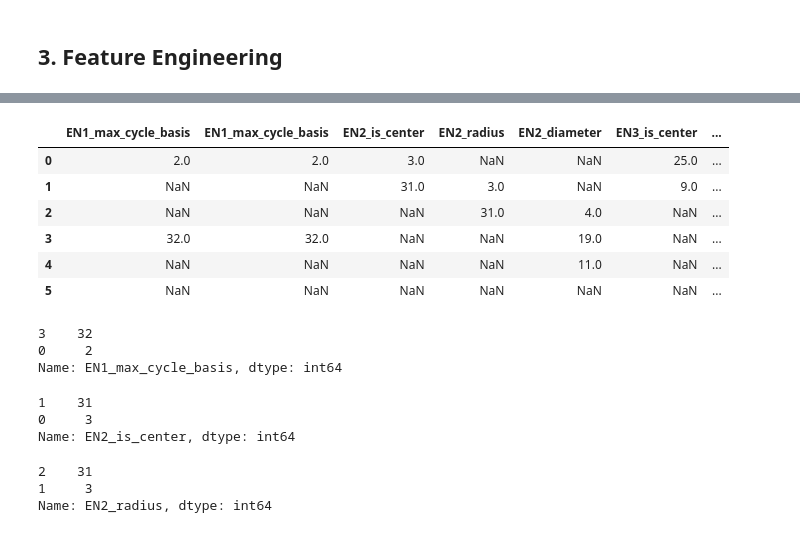
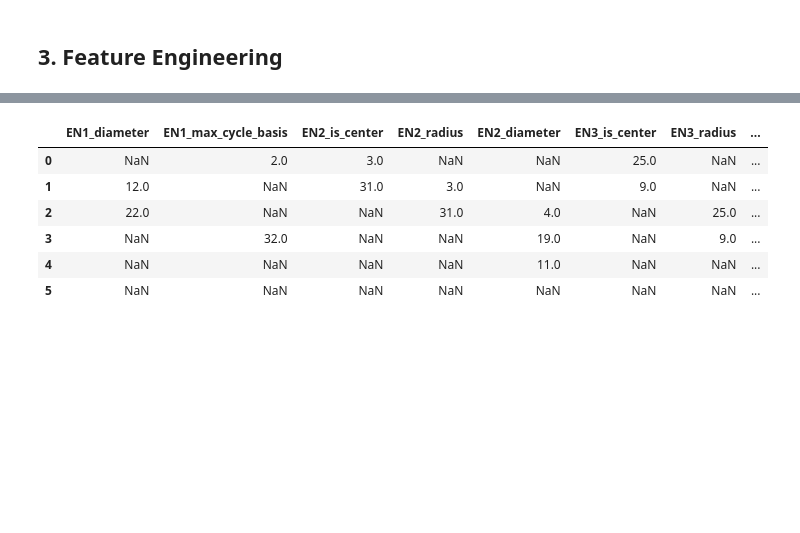
Before and after one commit to kk-shetty/data_science_ik, a Jupyter notebook: projects/ml_mini_project/node_clustering.ipynb, the cells around one changed output, grey strips where cells are left out. Cells and saved outputs as stored; diff of their text form; code cells hidden in the pictures; blank space fills up the shorter version.

```diff
--- a/projects/ml_mini_project/node_clustering.ipynb
+++ b/projects/ml_mini_project/node_clustering.ipynb
@@ -20,7 +20,8 @@ drive.mount('/content/drive')
 Mounted at /content/drive
 # %%
 # Loading edge file
-file_url = '/content/drive/My Drive/ml_mini_project_data/soc-karate.txt'
+# file_url = '/content/drive/My Drive/ml_mini_project_data/soc-karate.txt'
+file_url = '/content/drive/My Drive/ml_mini_project_data/facebook_combined.txt'
 network = nx.read_edgelist(file_url)
 # %%
 # Basic details about the network
@@ -68,0 +124,20 @@ Let's take a sample of 20 rows from the DataFrame to examine the extracted local
+# %%
+# Using the above function to extract the local featrures for 2nd ego network and creating a data frame using all the features as columns.
+local_features = {}
+
+for node in tqdm(network.nodes(), desc="Processing nodes", unit="node"):
+    local_features[node] = {}
+    ego_network = nx.ego_graph(network, node, radius=1)
+    local_features[node].update(extract_local_features((ego_network, node, 2)))
+
+# Creating pandas dataframe from the features dictionary and saving into csv
+df = pd.DataFrame.from_dict(local_features, orient='index')
+df.index.name = 'node'
+df.reset_index(inplace=True)
+df.sample(20)
+
+# Specify the path where you want to save the file in your Google Drive
+file_path = '/content/drive/My Drive/ml_mini_project_data/facebook_combined_output_1.csv'
+
+# Save the DataFrame to CSV without row index
+df.to_csv(file_path, index=False)
@@ -106,21 +240,21 @@ def extract_local_fetures(local_network, node, radius):
         features[f'EN{radius}_max_cycle_basis'] = 0
 
     # Cycle counts of different length till 6
-    for cycle in nx.simple_cycles(local_network, length_bound=6):
-        if len(cycle) > 3:
-            cycle_counts[len(cycle)] += 1
+    # for cycle in nx.simple_cycles(local_network, length_bound=6):
+    #     if len(cycle) > 3:
+    #         cycle_counts[len(cycle)] += 1
 
-    for length, count in cycle_counts.items():
-        features[f'EN{radius}_cycle_of_{length}'] = count
+    # for length, count in cycle_counts.items():
+    #     features[f'EN{radius}_cycle_of_{length}'] = count
 
     return features
 # %%
 # Using the above function to extract the local featrures upto 4 ego network and creating a data frame using all the fgeatures as columns.
+local_features = {}
 
-local_features = {}
-for node in network.nodes():
+for node in tqdm(network.nodes(), desc="Processing nodes", unit="node"):
     local_features[node] = {}
-    for radius in range(1,5):
+    for radius in range(1,3):
         # Creating ego graph for the selected node
         ego_network = nx.ego_graph(network, node, radius=radius)
         local_features[node].update(extract_local_fetures(ego_network, node, radius))
@@ -178,18 +295,12 @@ columns_to_drop = ['EN1_is_center', 'EN1_radius', 'EN4_bridges_count']
 # df.drop(columns=['EN1_is_center', 'EN1_radius', 'EN4_bridges_count'], inplace=True)
 # %%
 # Value counts of features with low variance
-df[['EN1_max_cycle_basis', 'EN1_max_cycle_basis', 'EN2_is_center', 'EN2_radius', 'EN2_diameter', 'EN3_is_center', 'EN3_radius', 'EN3_diameter', 'EN4_is_center', 'EN4_radius', 'EN4_diameter']].apply(pd.Series.value_counts)
+df[['EN1_diameter', 'EN1_max_cycle_basis', 'EN2_is_center', 'EN2_radius', 'EN2_diameter', 'EN3_is_center', 'EN3_radius', 'EN3_diameter', 'EN4_is_center', 'EN4_radius', 'EN4_diameter']].apply(pd.Series.value_counts)
 # %% [output]
-|  | EN1_max_cycle_basis | EN1_max_cycle_basis | EN2_is_center | EN2_radius | EN2_diameter | EN3_is_center | ... |
-| 0 | 2.0 | 2.0 | 3.0 | NaN | NaN | 25.0 | ... |
-| 1 | NaN | NaN | 31.0 | 3.0 | NaN | 9.0 | ... |
-| 2 | NaN | NaN | NaN | 31.0 | 4.0 | NaN | ... |
-| 3 | 32.0 | 32.0 | NaN | NaN | 19.0 | NaN | ... |
-| 4 | NaN | NaN | NaN | NaN | 11.0 | NaN | ... |
-| 5 | NaN | NaN | NaN | NaN | NaN | NaN | ... |
+|  | EN1_diameter | EN1_max_cycle_basis | EN2_is_center | EN2_radius | EN2_diameter | EN3_is_center | EN3_radius | ... |
+| 0 | NaN | 2.0 | 3.0 | NaN | NaN | 25.0 | NaN | ... |
+| 1 | 12.0 | NaN | 31.0 | 3.0 | NaN | 9.0 | NaN | ... |
+| 2 | 22.0 | NaN | NaN | 31.0 | 4.0 | NaN | 25.0 | ... |
+| 3 | NaN | 32.0 | NaN | NaN | 19.0 | NaN | 9.0 | ... |
+| 4 | NaN | NaN | NaN | NaN | 11.0 | NaN | NaN | ... |
+| 5 | NaN | NaN | NaN | NaN | NaN | NaN | NaN | ... |
-# %%
-df.EN1_max_cycle_basis.value_counts()
-# %% [output]
-3    32
-0     2
-Name: EN1_max_cycle_basis, dtype: int64
@@ -199,6 +306,0 @@ columns_to_drop.append('EN1_max_cycle_basis')
-# %%
-df.EN2_is_center.value_counts()
-# %% [output]
-1    31
-0     3
-Name: EN2_is_center, dtype: int64
@@ -207,6 +306,0 @@ columns_to_drop.append('EN2_is_center')
-# %%
-df.EN2_radius.value_counts()
-# %% [output]
-2    31
-1     3
-Name: EN2_radius, dtype: int64
```
Also changed, not shown: parts of 26 cells of this notebook.
